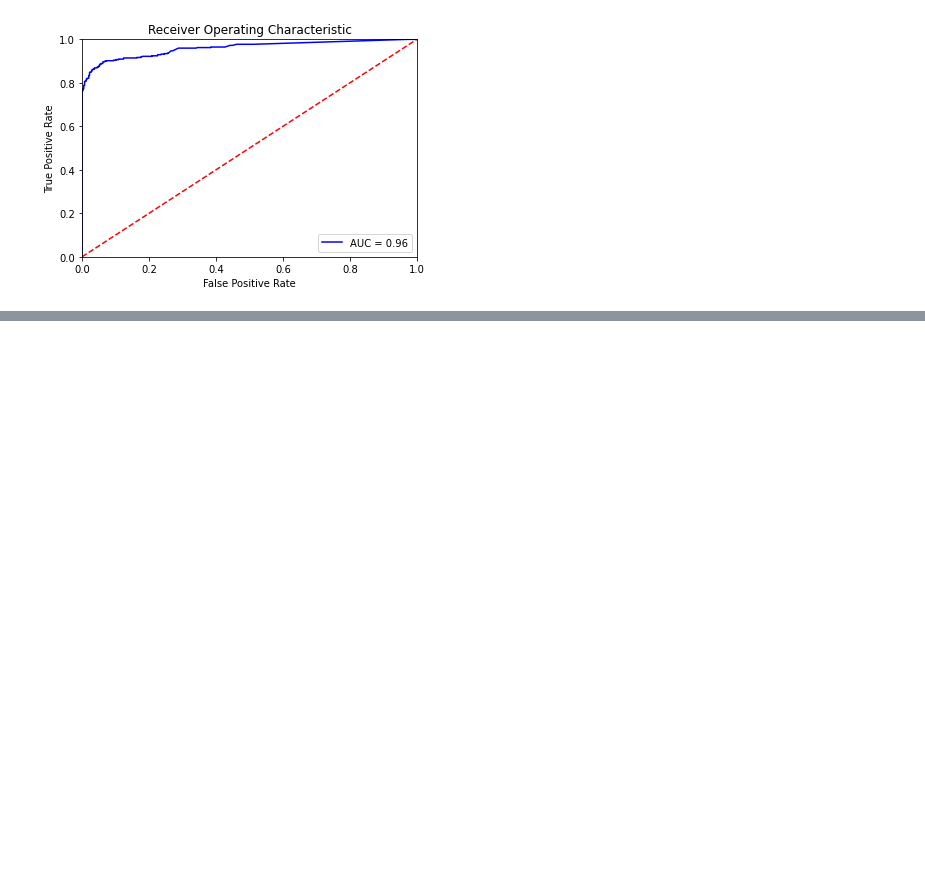
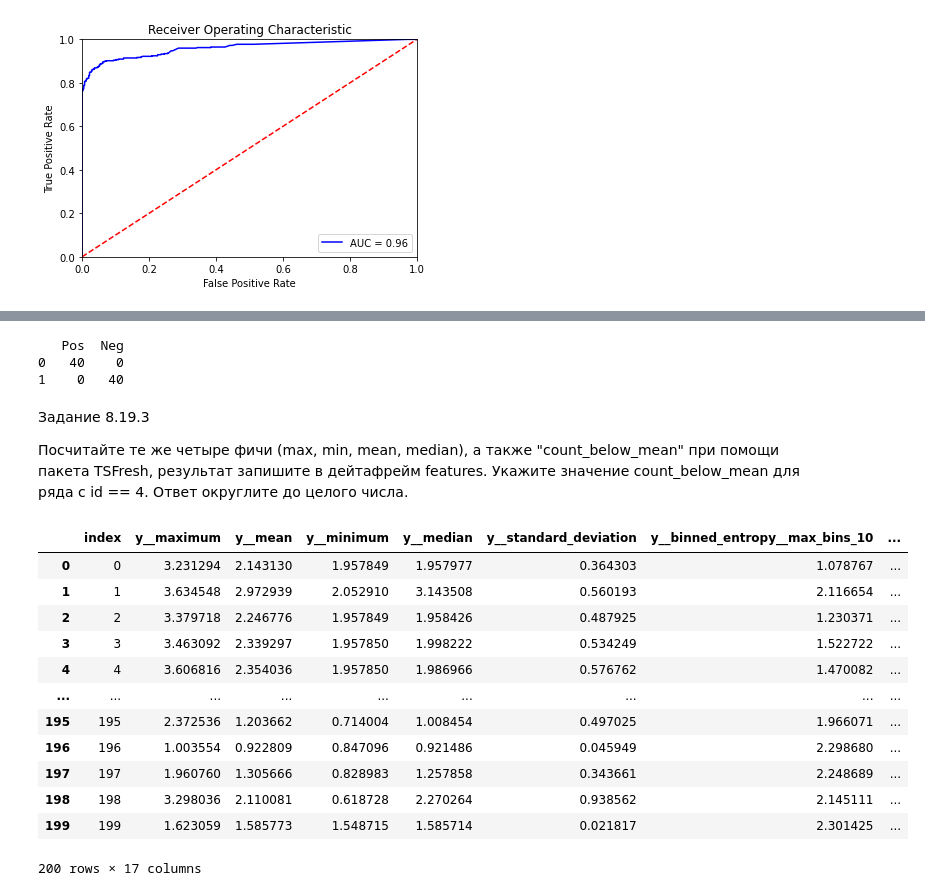
Before and after one commit to DarthSirius/Lessons, a Jupyter notebook: SkillFactory/ML_DL/M8_19_TSFresh.ipynb, the cells around one changed output, grey strips where cells are left out. Drawn from its saved outputs; the diff is of its cells as text; code cells hidden in the pictures; blank space fills up the shorter version.

```diff
--- a/SkillFactory/ML_DL/M8_19_TSFresh.ipynb
+++ b/SkillFactory/ML_DL/M8_19_TSFresh.ipynb
@@ -251,0 +512,29 @@ AUC = 0.960  Точность = 0.910
+# %%
+## считаем матрицу ошибок
+CM = confusion_matrix(res['label'], res['pred'])
+CM_DF = pd.DataFrame(data=CM, columns = ['Pos', 'Neg'])
+print(CM_DF)
+# %% [output]
+   Pos  Neg
+0   40    0
+1    0   40
+# %% [markdown]
+Задание 8.19.3
+
+Посчитайте те же четыре фичи (max, min, mean, median), а также "count_below_mean" при помощи пакета TSFresh, результат запишите в дейтафрейм features. Укажите значение count_below_mean для ряда с id == 4. Ответ округлите до целого числа.
+# %%
+features
+# %% [output]
+|  | index | y__maximum | y__mean | y__minimum | y__median | y__standard_deviation | y__binned_entropy__max_bins_10 | ... |
+| 0 | 0 | 3.231294 | 2.143130 | 1.957849 | 1.957977 | 0.364303 | 1.078767 | ... |
+| 1 | 1 | 3.634548 | 2.972939 | 2.052910 | 3.143508 | 0.560193 | 2.116654 | ... |
+| 2 | 2 | 3.379718 | 2.246776 | 1.957849 | 1.958426 | 0.487925 | 1.230371 | ... |
+| 3 | 3 | 3.463092 | 2.339297 | 1.957850 | 1.998222 | 0.534249 | 1.522722 | ... |
+| 4 | 4 | 3.606816 | 2.354036 | 1.957850 | 1.986966 | 0.576762 | 1.470082 | ... |
+| ... | ... | ... | ... | ... | ... | ... | ... | ... |
+| 195 | 195 | 2.372536 | 1.203662 | 0.714004 | 1.008454 | 0.497025 | 1.966071 | ... |
+| 196 | 196 | 1.003554 | 0.922809 | 0.847096 | 0.921486 | 0.045949 | 2.298680 | ... |
+| 197 | 197 | 1.960760 | 1.305666 | 0.828983 | 1.257858 | 0.343661 | 2.248689 | ... |
+| 198 | 198 | 3.298036 | 2.110081 | 0.618728 | 2.270264 | 0.938562 | 2.145111 | ... |
+| 199 | 199 | 1.623059 | 1.585773 | 1.548715 | 1.585714 | 0.021817 | 2.301425 | ... |
+200 rows × 17 columns
```
Also changed, not shown: parts of 10 cells of this notebook, 9 other files.
